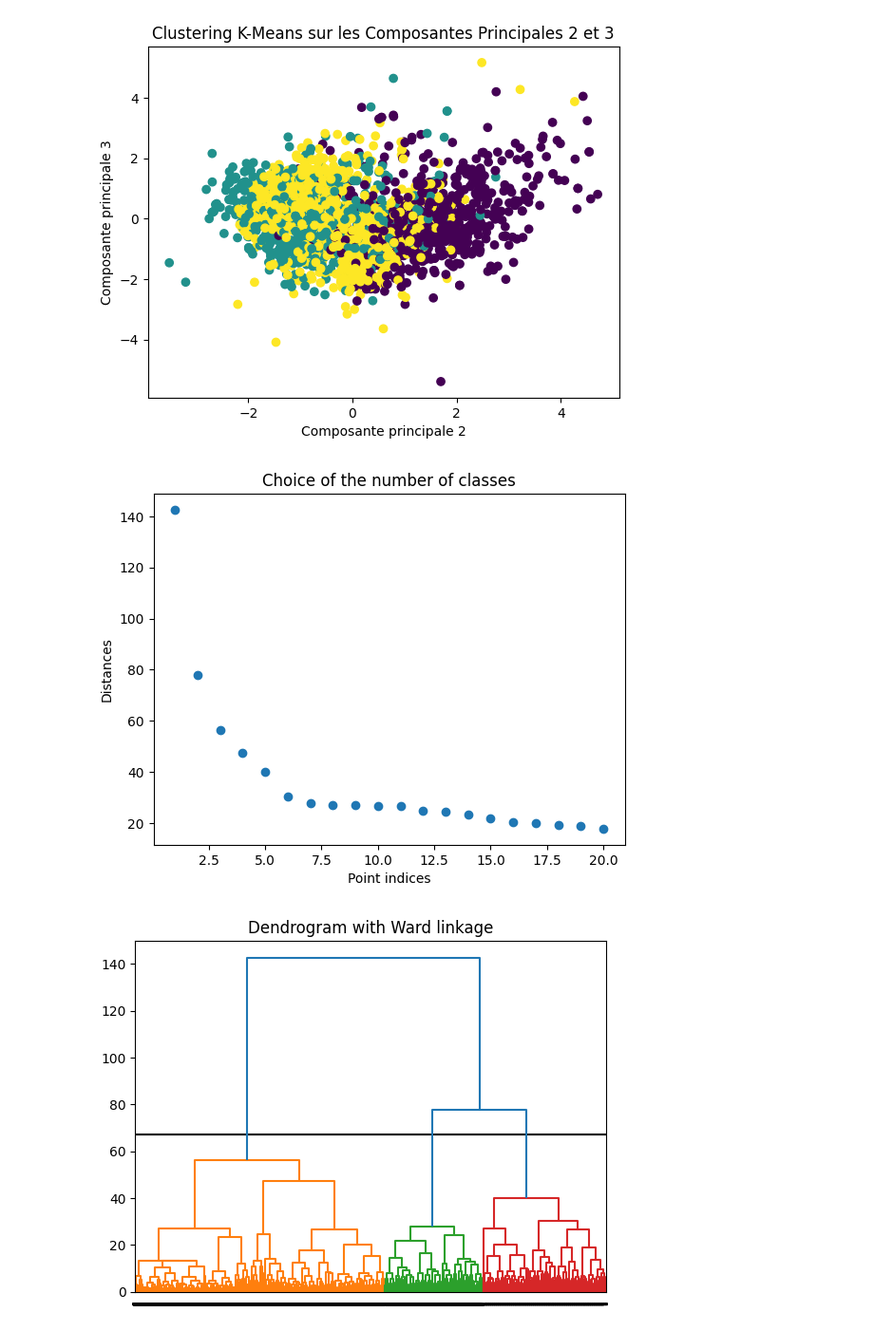
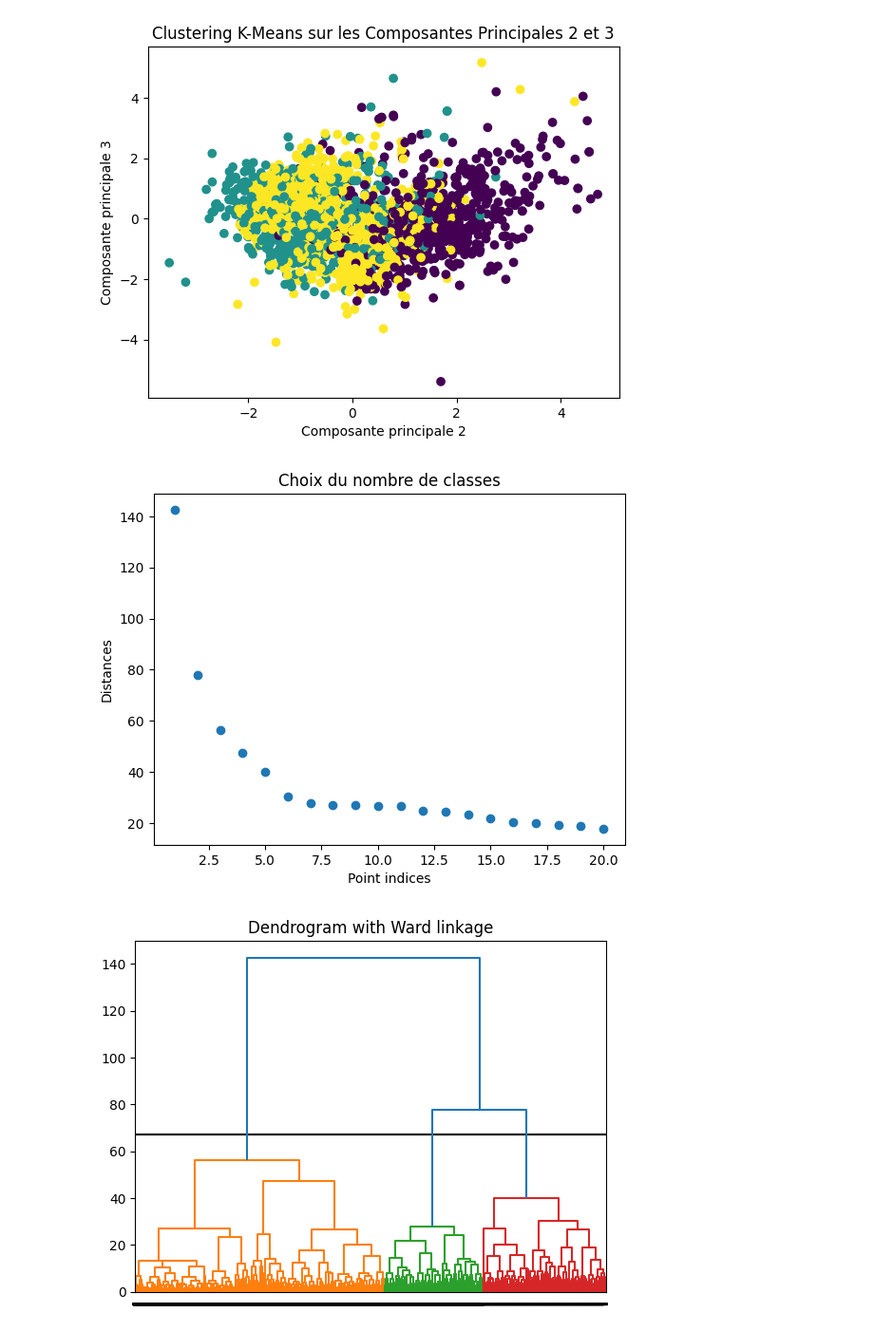
Before and after one commit to Emaglp/Data_Analysis, a Jupyter notebook: QS_Python.ipynb, the cells around one changed output. Shown at 95% size. Saved outputs shown, nothing was run; the diff lists cells and outputs as text; code cells hidden in the pictures.

```diff
--- a/QS_Python.ipynb
+++ b/QS_Python.ipynb
@@ -388,25 +471,25 @@ clusters_h = ac.fit_predict(marketing_pca)
 # %%
 # On va utiliser la méthode du coude pour déterminer le nombre de clusters optimal
 
 # Ceci est un tableau de taille n-1 (si on a n données) qui correspond à la distance de fusion
 # des différents clusters. Cela permet de visualiser comment les clusters se rapprochent au fil des itérations
 
 distances = ac.distances_
 
 # On trace un graphique qui représente le nombre de clusters en fonction de la distance
 
 n_sizes = 20
 x = np.arange(n_sizes, 0, -1)
 y = ac.distances_[-n_sizes:]
 
 plt.scatter(x, y)
 
 plt.xlabel('Point indices')
 plt.ylabel('Distances')
-plt.title("Choice of the number of classes")
+plt.title("Choix du nombre de classes")
 plt.show()
 # %% [output]
-[figure, old version]
+[figure, new version]
 # %%
 # On voit donc qu'après 3 clusters, la distance de fusion entre clusters augmente fortement
 # On en déduit que 3 clusters est un nombre optimal
```
Also changed, not shown: parts of 9 cells of this notebook.
